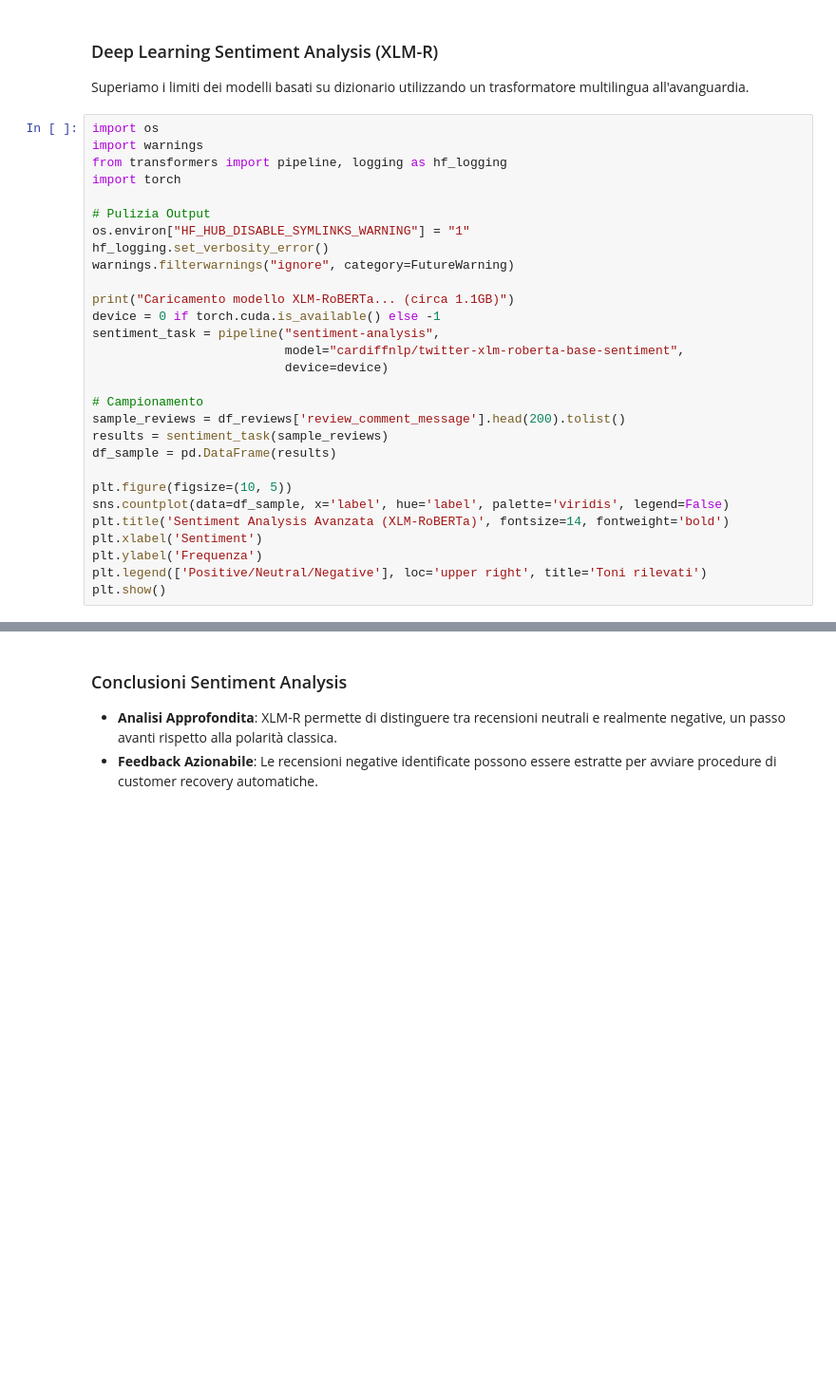
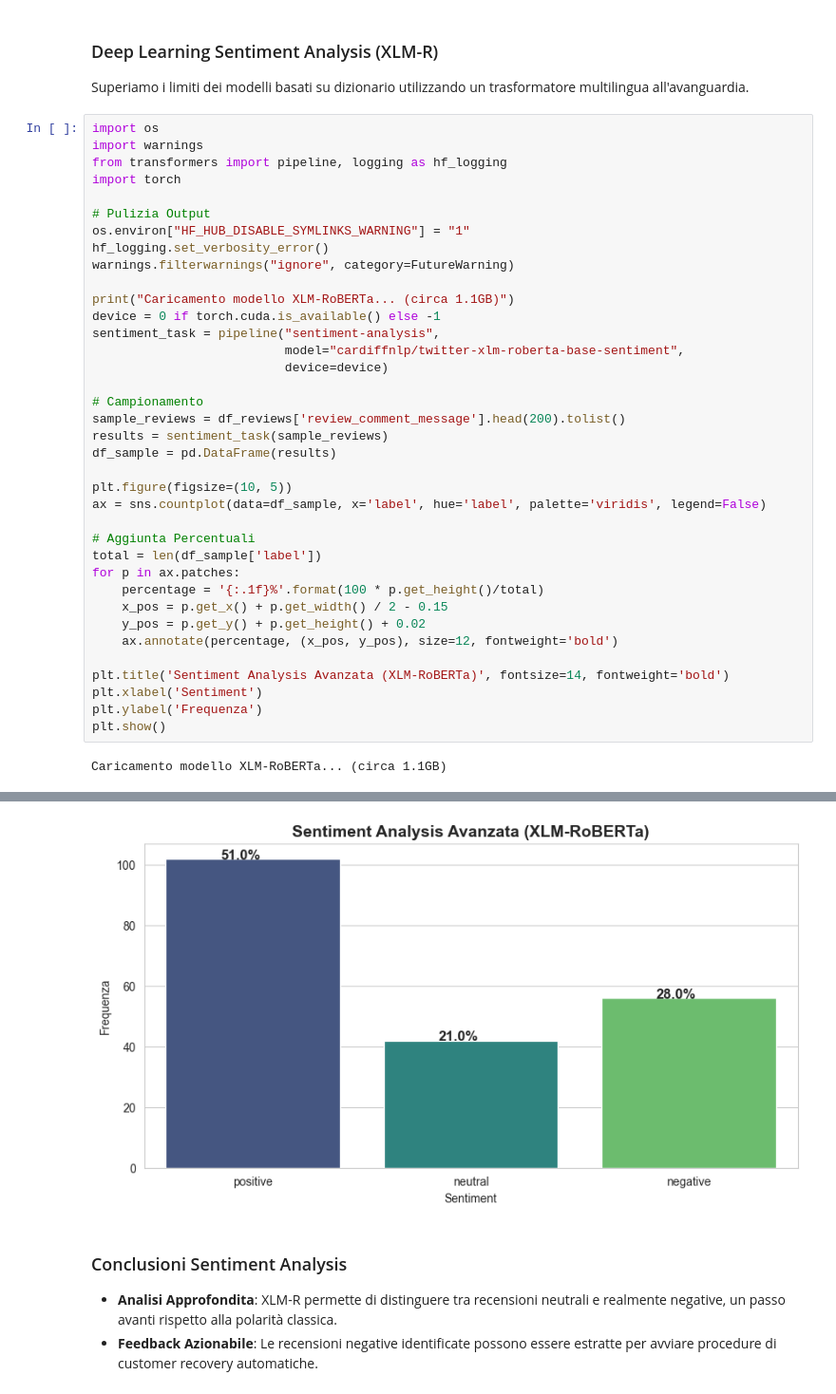
Before and after one commit to EricaZampella/portfolio_ecommerce, a Jupyter notebook: Portfolio_Olist_Analysis.ipynb, the cells around one changed output, grey strips where cells are left out. Shown at 95% size. Drawn from its saved outputs; the diff is of its cells as text; blank space fills up the shorter version.

```diff
--- a/Portfolio_Olist_Analysis.ipynb
+++ b/Portfolio_Olist_Analysis.ipynb
@@ -406,9 +426,19 @@ results = sentiment_task(sample_reviews)
 df_sample = pd.DataFrame(results)
 
 plt.figure(figsize=(10, 5))
-sns.countplot(data=df_sample, x='label', hue='label', palette='viridis', legend=False)
+ax = sns.countplot(data=df_sample, x='label', hue='label', palette='viridis', legend=False)
+
+# Aggiunta Percentuali
+total = len(df_sample['label'])
+for p in ax.patches:
+    percentage = '{:.1f}%'.format(100 * p.get_height()/total)
+    x_pos = p.get_x() + p.get_width() / 2 - 0.15
+    y_pos = p.get_y() + p.get_height() + 0.02
+    ax.annotate(percentage, (x_pos, y_pos), size=12, fontweight='bold')
+
 plt.title('Sentiment Analysis Avanzata (XLM-RoBERTa)', fontsize=14, fontweight='bold')
 plt.xlabel('Sentiment')
 plt.ylabel('Frequenza')
-plt.legend(['Positive/Neutral/Negative'], loc='upper right', title='Toni rilevati')
 plt.show()
+# %% [output]
+Caricamento modello XLM-RoBERTa... (circa 1.1GB)
@@ -415,3 +446,4 @@ plt.show()
+[figure, added]
 # %% [markdown]
 ### Conclusioni Sentiment Analysis
 - **Analisi Approfondita**: XLM-R permette di distinguere tra recensioni neutrali e realmente negative, un passo avanti rispetto alla polarità classica.
```
Also changed, not shown: parts of 12 cells of this notebook.
